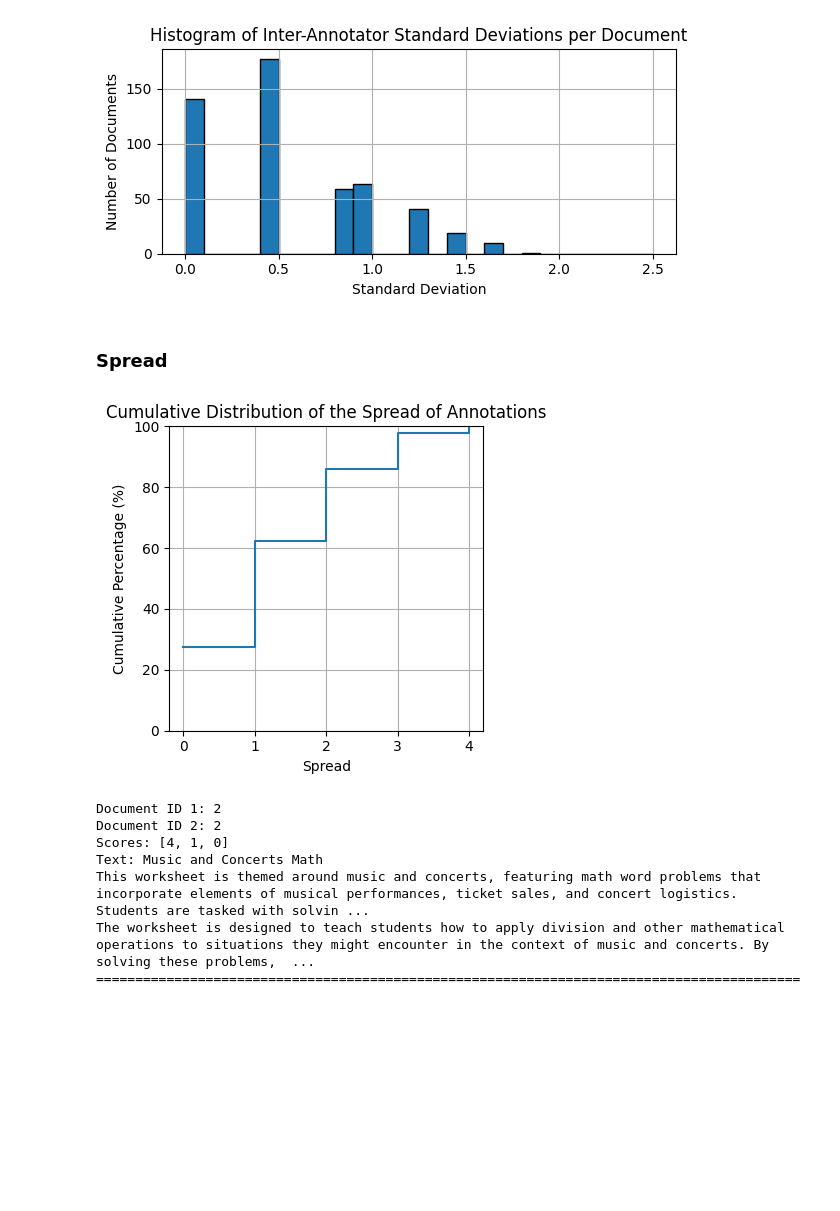
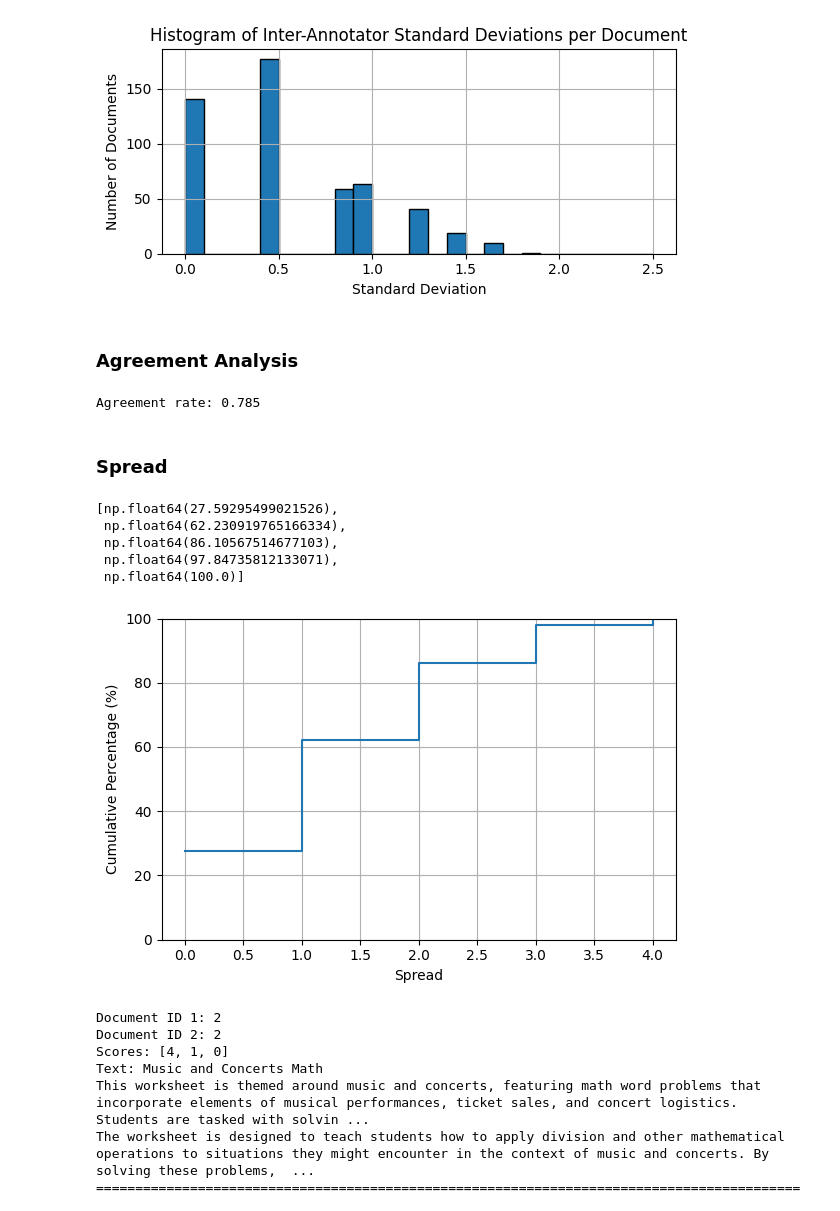
Before and after one commit to Modalities/ml_filter, a Jupyter notebook: notebooks/edu_content_human_as_a_judge.ipynb, the cells around one changed output. Saved outputs shown, nothing was run; the diff lists cells and outputs as text; code cells hidden in the pictures; blank space fills up the shorter version.

Commit message:
feat: more diagrams in mlfilter paper notebook

```diff
--- a/notebooks/edu_content_human_as_a_judge.ipynb
+++ b/notebooks/edu_content_human_as_a_judge.ipynb
@@ -27,6 +31,11 @@ language_codes = {
 gt_annotations_path = Path("/raid/s3/opengptx/max_lue/repositories/ml_filter/ml_filter_paper/data/edu_content/predictions/511_test_documents_educational_content_human_as_a_judge/human_raw_scores/annotations__educational_content__en__gt.jsonl")
 en_documents_path = Path("/raid/s3/opengptx/max_lue/repositories/ml_filter/ml_filter_paper/data/edu_content/predictions/511_test_documents_educational_content_human_as_a_judge/human_aggregated_scores/511_test_documents_educational_content_en.jsonl")
 llm_as_a_judge_metrics_path = Path("/raid/s3/opengptx/max_lue/repositories/ml_filter/ml_filter_paper/data/edu_content/output/llm_as_a_judge_metrics")
+annotated_500k_samples_path = Path("/raid/s3/opengptx/max_lue/repositories/ml_filter/ml_filter_paper/data/edu_content/predictions/educational_content")
+plot_path = Path("/raid/s3/opengptx/max_lue/repositories/ml_filter/ml_filter_paper/output/plots")
+
+if not plot_path.exists():
+    plot_path.mkdir(parents=True)
 # %% [markdown]
 # Human Annotations
 # %%
@@ -84,29 +92,44 @@ plt.tight_layout()
 plt.show()
 # %% [output]
 [figure]
+# %% [markdown]
+### Agreement Analysis
+# %%
+annotations = load_gt_annotations(gt_annotations_path)
+at_least_two_equal = [int(len(set(row)) < 3) for row in annotations]
+print(f"Agreement rate: {sum(at_least_two_equal) / len(at_least_two_equal):.3f}")
+# %% [output]
+Agreement rate: 0.785
 # %% [markdown]
 ### Spread
 # %%
 k = 10
 spread = np.array(gt_annotations).max(axis=1) - np.array(gt_annotations).min(axis=1)
+# %%
+# Sort the data
+sorted_arr = np.sort(spread)
+
+# Unique values and their cumulative percentages
+values = np.unique(sorted_arr)
+cdf = [np.mean(spread <= v) * 100 for v in values]  # percentage of elements ≤ v
+cdf
+# %% [output]
+[np.float64(27.59295499021526),
+ np.float64(62.230919765166334),
+ np.float64(86.10567514677103),
+ np.float64(97.84735812133071),
+ np.float64(100.0)]
 # %%
-
-# Sort the data
-sorted_arr = np.sort(spread)
-
-# Unique values and their cumulative percentages
-values = np.unique(sorted_arr)
-cdf = [np.mean(spread <= v) * 100 for v in values]  # percentage of elements ≤ v
-
 # Plot CDF
-plt.figure(figsize=(4, 4))
+plt.figure(figsize=(6, 4))
 plt.ylim(0, 100)
 plt.step(values, cdf, where="post")
 plt.xlabel("Spread")
 plt.ylabel("Cumulative Percentage (%)")
-plt.title("Cumulative Distribution of the Spread of Annotations")
+# plt.title("Cumulative Distribution of the Spread of Annotations")
 plt.grid(True)
 plt.tight_layout()
+plt.savefig(plot_path / f"human_annotations_cummulative_spread.pdf", format="pdf", bbox_inches="tight", pad_inches=0)
 plt.show()
 # %% [output]
-[figure, old version]
+[figure, new version]
```
Also changed, not shown: parts of 35 cells of this notebook.
